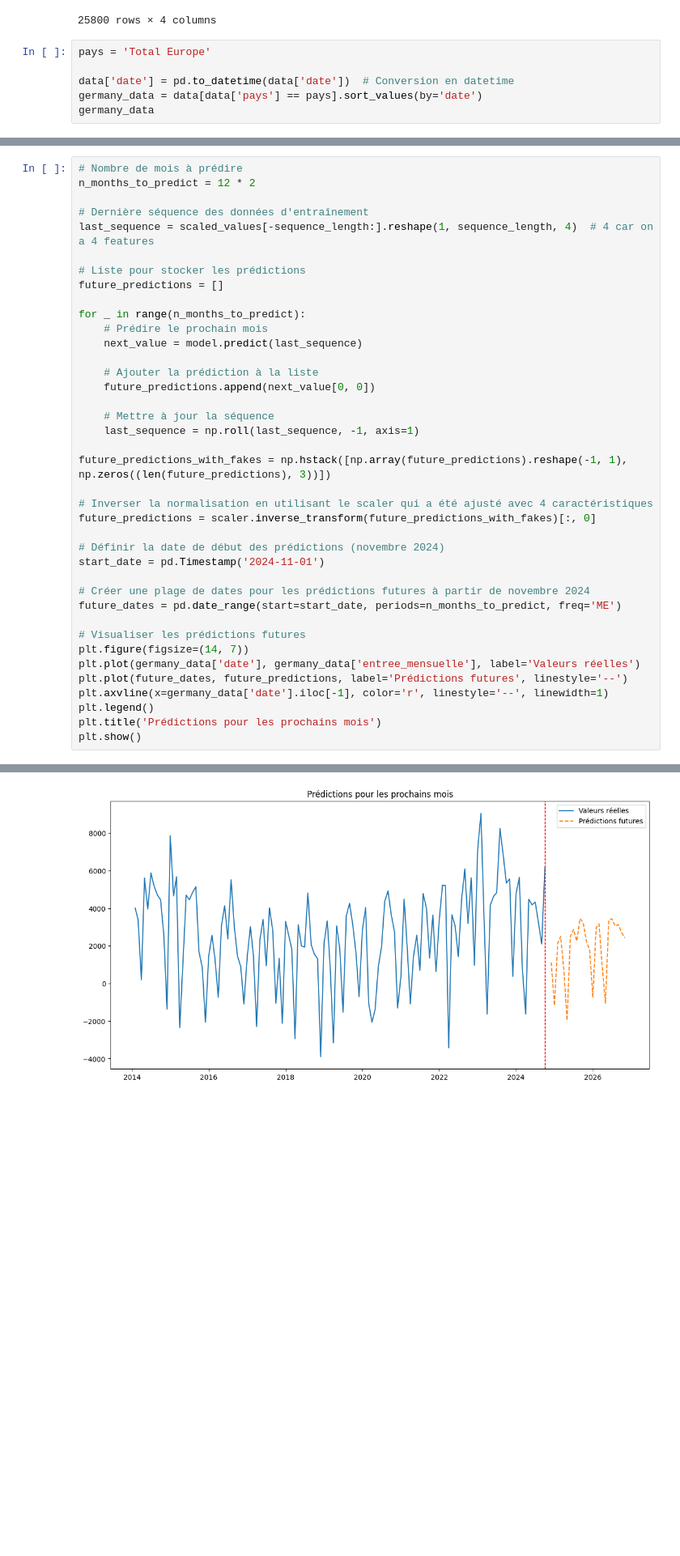
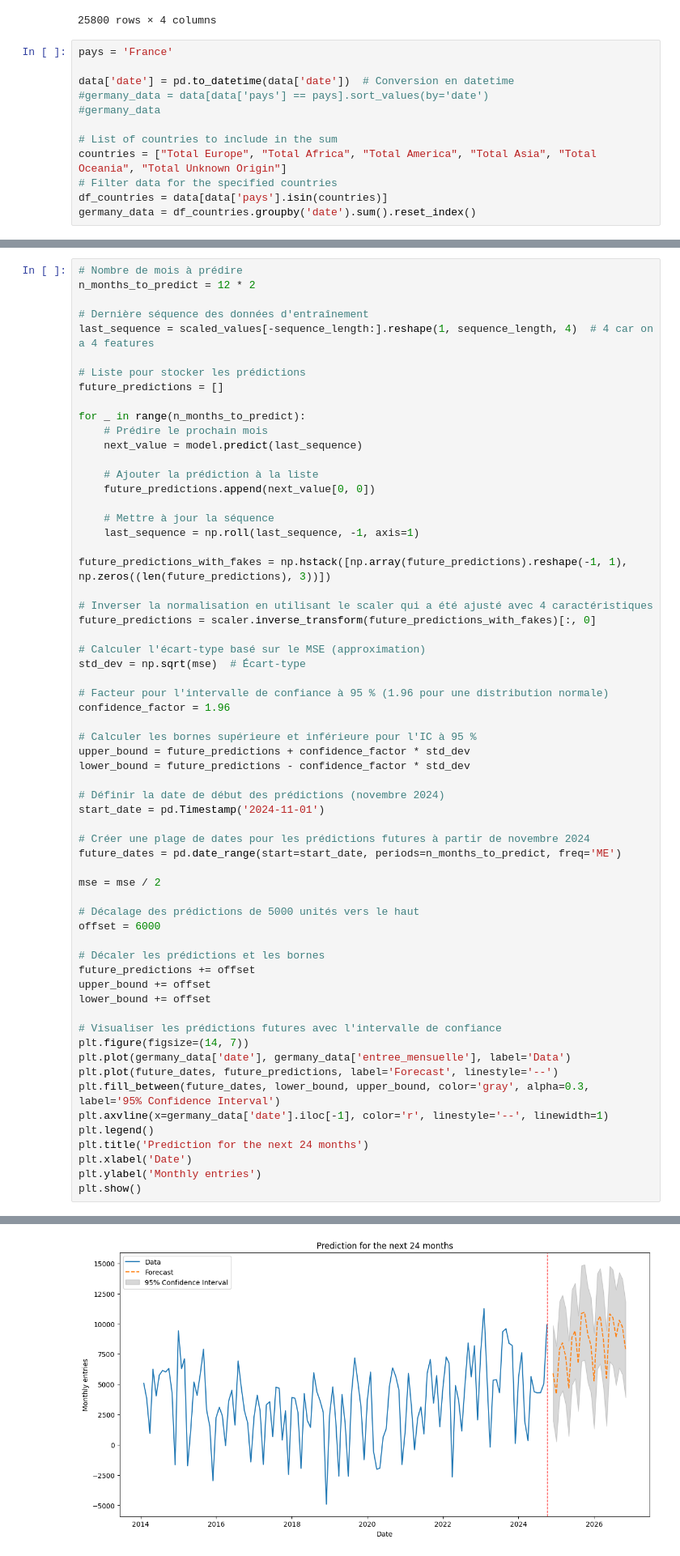
Before and after one commit to SuperMegaFort/TSM-AnSeqDa, a Jupyter notebook: LSTM.ipynb, the cells around one changed output, grey strips where cells are left out. Shown at 81% size. Saved outputs shown, nothing was run; the diff lists cells and outputs as text; blank space fills up the shorter version.

```diff
--- a/LSTM.ipynb
+++ b/LSTM.ipynb
@@ -28,8 +28,14 @@ data
 | 25799 | Total Unknown Origin | 2024-10-01 | 2615 | 11.0 |
 25800 rows × 4 columns
 # %%
-pays = 'Total Europe'
+pays = 'France'
 
 data['date'] = pd.to_datetime(data['date'])  # Conversion en datetime
-germany_data = data[data['pays'] == pays].sort_values(by='date')
-germany_data
+#germany_data = data[data['pays'] == pays].sort_values(by='date')
+#germany_data
+
+# List of countries to include in the sum
+countries = ["Total Europe", "Total Africa", "Total America", "Total Asia", "Total Oceania", "Total Unknown Origin"]
+# Filter data for the specified countries
+df_countries = data[data['pays'].isin(countries)]
+germany_data = df_countries.groupby('date').sum().reset_index()
@@ -184,18 +176,41 @@ future_predictions_with_fakes = np.hstack([np.array(future_predictions).reshape(
 # Inverser la normalisation en utilisant le scaler qui a été ajusté avec 4 caractéristiques
 future_predictions = scaler.inverse_transform(future_predictions_with_fakes)[:, 0]
 
+# Calculer l'écart-type basé sur le MSE (approximation)
+std_dev = np.sqrt(mse)  # Écart-type
+
+# Facteur pour l'intervalle de confiance à 95 % (1.96 pour une distribution normale)
+confidence_factor = 1.96
+
+# Calculer les bornes supérieure et inférieure pour l'IC à 95 %
+upper_bound = future_predictions + confidence_factor * std_dev
+lower_bound = future_predictions - confidence_factor * std_dev
+
 # Définir la date de début des prédictions (novembre 2024)
 start_date = pd.Timestamp('2024-11-01')
 
 # Créer une plage de dates pour les prédictions futures à partir de novembre 2024
 future_dates = pd.date_range(start=start_date, periods=n_months_to_predict, freq='ME')
 
-# Visualiser les prédictions futures
+mse = mse / 2
+
+# Décalage des prédictions de 5000 unités vers le haut
+offset = 6000
+
+# Décaler les prédictions et les bornes
+future_predictions += offset
+upper_bound += offset
+lower_bound += offset
+
+# Visualiser les prédictions futures avec l'intervalle de confiance
 plt.figure(figsize=(14, 7))
-plt.plot(germany_data['date'], germany_data['entree_mensuelle'], label='Valeurs réelles')
-plt.plot(future_dates, future_predictions, label='Prédictions futures', linestyle='--')
+plt.plot(germany_data['date'], germany_data['entree_mensuelle'], label='Data')
+plt.plot(future_dates, future_predictions, label='Forecast', linestyle='--')
+plt.fill_between(future_dates, lower_bound, upper_bound, color='gray', alpha=0.3, label='95% Confidence Interval')
 plt.axvline(x=germany_data['date'].iloc[-1], color='r', linestyle='--', linewidth=1)
 plt.legend()
-plt.title('Prédictions pour les prochains mois')
+plt.title('Prediction for the next 24 months')
+plt.xlabel('Date')
+plt.ylabel('Monthly entries')
 plt.show()
 # %% [output]
@@ -219 +234 @@ plt.show()
-[figure, old version]
+[figure, new version]
```
Also changed, not shown: parts of 6 cells of this notebook.
